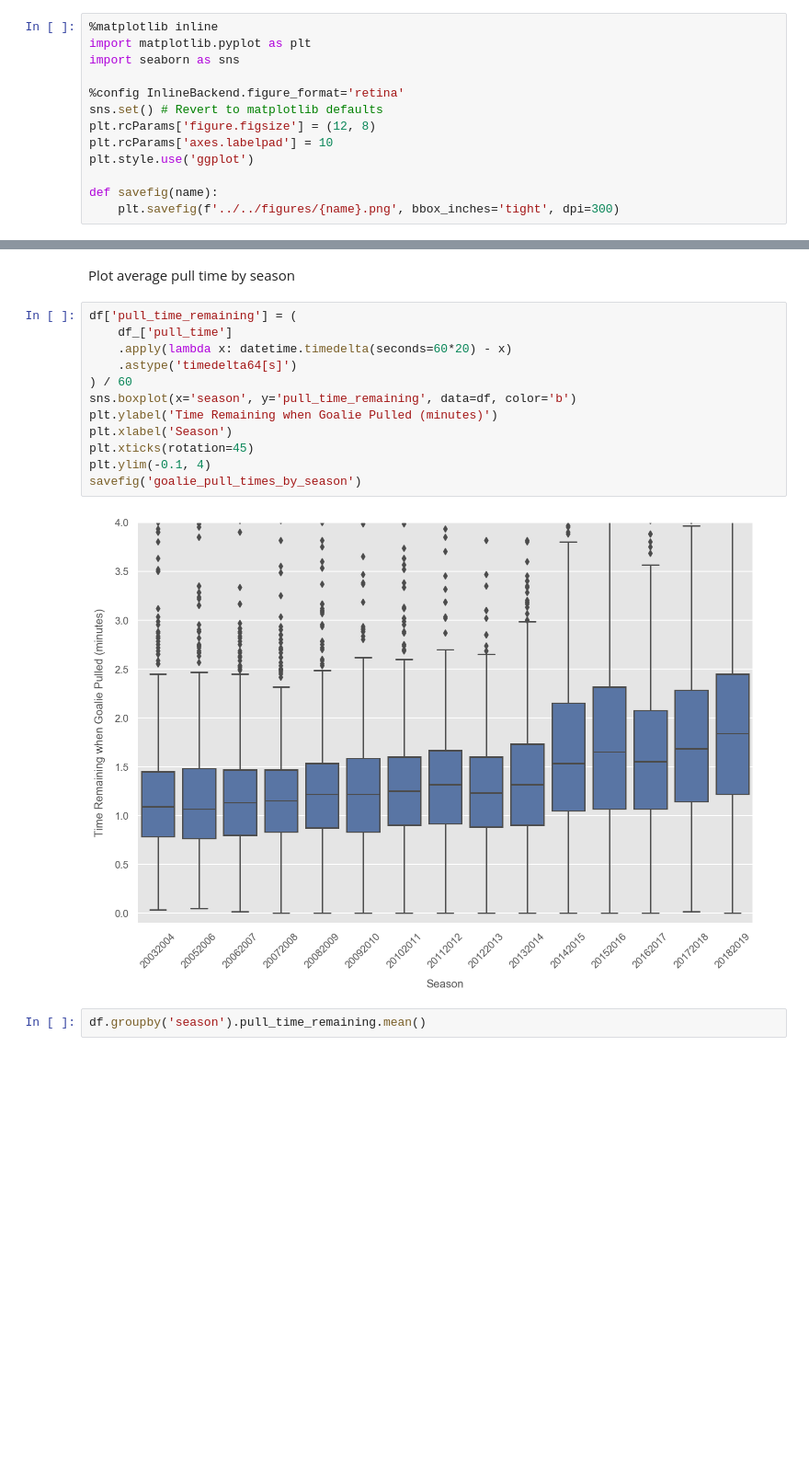
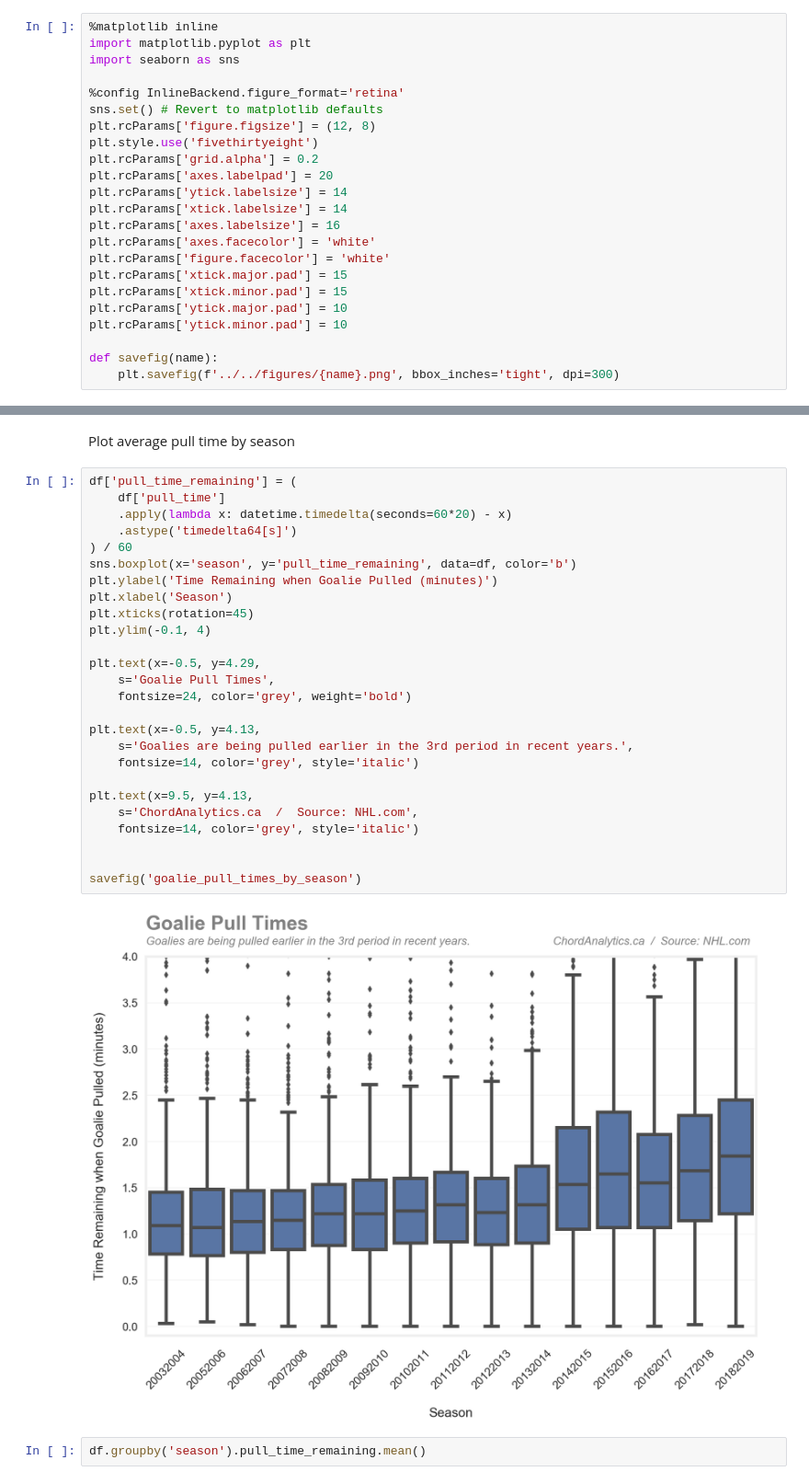
Before and after one commit to zazencodes/nhl-goalie-pull-optimization, a Jupyter notebook: notebooks/src/3_exploratory_analysis_2003-2019.ipynb, the cells around one changed output, grey strips where cells are left out. Shown at 92% size. Cells and saved outputs as stored; diff of their text form; blank space fills up the shorter version.

```diff
--- a/notebooks/src/3_exploratory_analysis_2003-2019.ipynb
+++ b/notebooks/src/3_exploratory_analysis_2003-2019.ipynb
@@ -35,8 +35,18 @@ import seaborn as sns
 %config InlineBackend.figure_format='retina'
 sns.set() # Revert to matplotlib defaults
 plt.rcParams['figure.figsize'] = (12, 8)
-plt.rcParams['axes.labelpad'] = 10
-plt.style.use('ggplot')
+plt.style.use('fivethirtyeight')
+plt.rcParams['grid.alpha'] = 0.2
+plt.rcParams['axes.labelpad'] = 20
+plt.rcParams['ytick.labelsize'] = 14
+plt.rcParams['xtick.labelsize'] = 14
+plt.rcParams['axes.labelsize'] = 16
+plt.rcParams['axes.facecolor'] = 'white'
+plt.rcParams['figure.facecolor'] = 'white'
+plt.rcParams['xtick.major.pad'] = 15
+plt.rcParams['xtick.minor.pad'] = 15
+plt.rcParams['ytick.major.pad'] = 10
+plt.rcParams['ytick.minor.pad'] = 10
 
 def savefig(name):
     plt.savefig(f'../../figures/{name}.png', bbox_inches='tight', dpi=300)
@@ -350,18 +417,32 @@ savefig('goalie_pull_outcomes_by_season')
 Plot average pull time by season
 # %%
 df['pull_time_remaining'] = (
-    df_['pull_time']
+    df['pull_time']
     .apply(lambda x: datetime.timedelta(seconds=60*20) - x)
     .astype('timedelta64[s]')
 ) / 60
 sns.boxplot(x='season', y='pull_time_remaining', data=df, color='b')
 plt.ylabel('Time Remaining when Goalie Pulled (minutes)')
 plt.xlabel('Season')
 plt.xticks(rotation=45)
 plt.ylim(-0.1, 4)
+
+plt.text(x=-0.5, y=4.29,
+    s='Goalie Pull Times',
+    fontsize=24, color='grey', weight='bold')
+
+plt.text(x=-0.5, y=4.13,
+    s='Goalies are being pulled earlier in the 3rd period in recent years.',
+    fontsize=14, color='grey', style='italic')
+
+plt.text(x=9.5, y=4.13,
+    s='ChordAnalytics.ca  /  Source: NHL.com',
+    fontsize=14, color='grey', style='italic')
+
+
 savefig('goalie_pull_times_by_season')
 # %% [output]
-[figure, old version]
+[figure, new version]
 # %%
 df.groupby('season').pull_time_remaining.mean()
 # %% [output]
```
Also changed, not shown: parts of 10 cells of this notebook, 25 other files.
